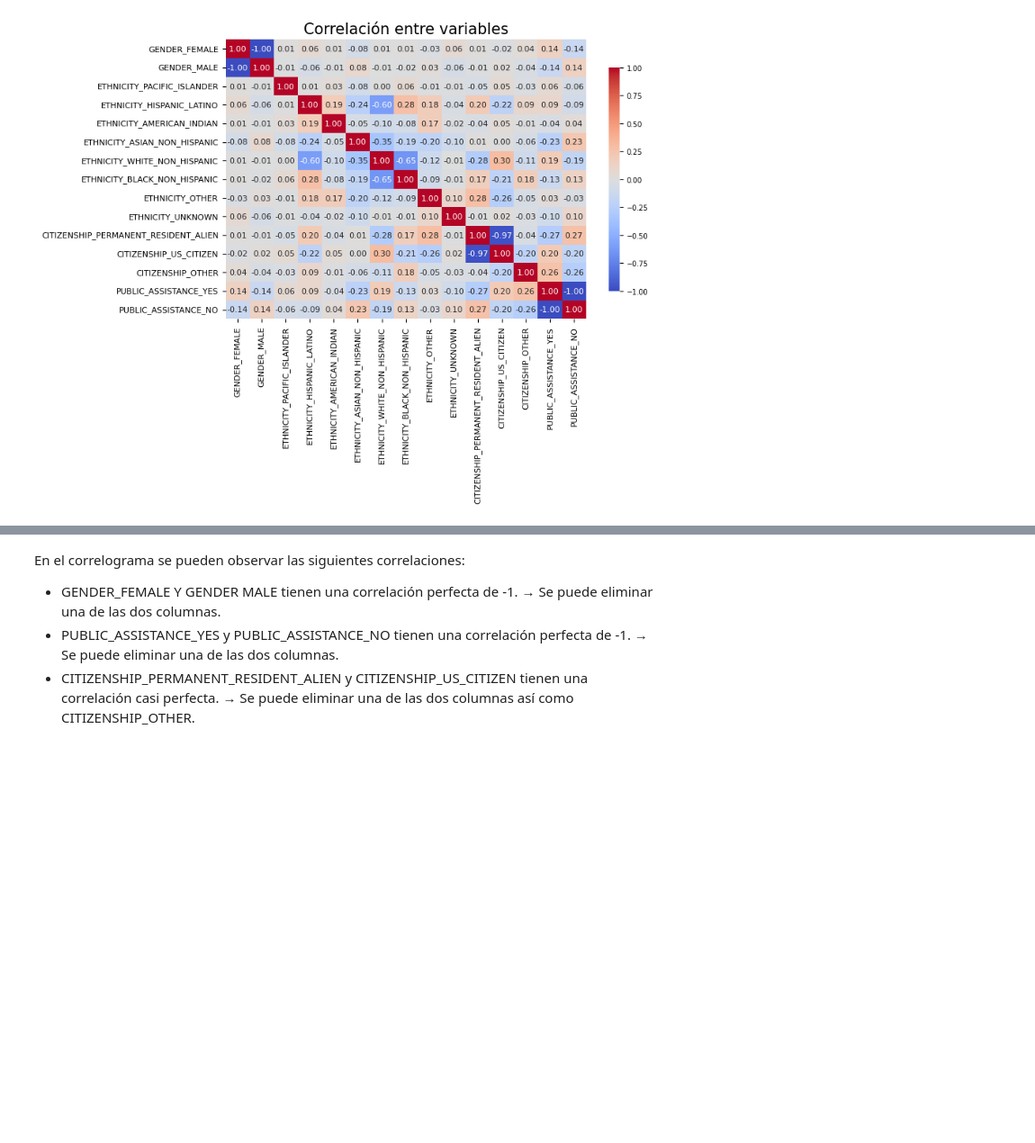
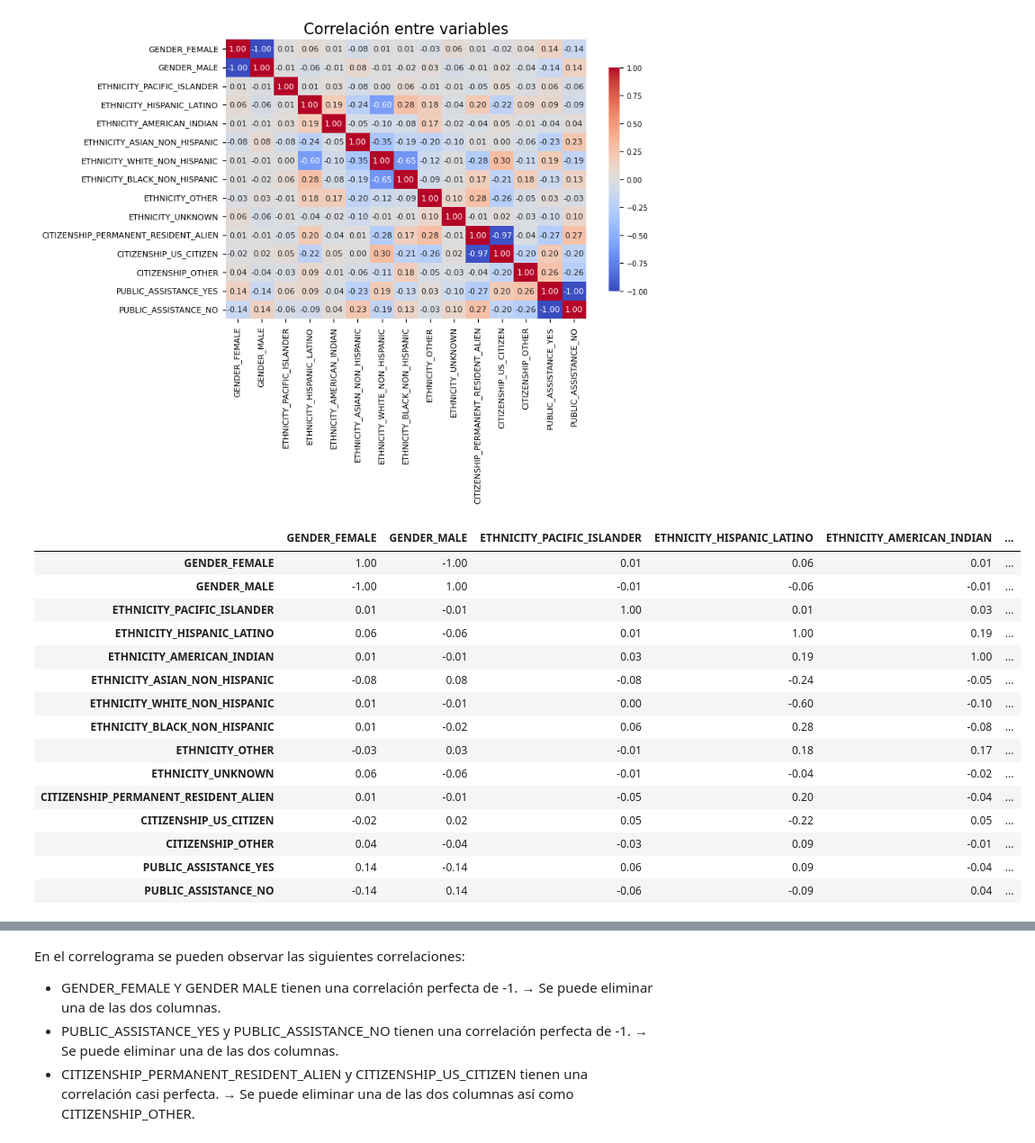
Before and after one commit to zcrodriguez/NYC_Licenses_Density, a Jupyter notebook: NYC_Lics_Case_Study.ipynb, the cells around one changed output, grey strips where cells are left out. Shown at 90% size. Saved outputs shown, nothing was run; the diff lists cells and outputs as text; code cells hidden in the pictures; blank space fills up the shorter version.

```diff
--- a/NYC_Lics_Case_Study.ipynb
+++ b/NYC_Lics_Case_Study.ipynb
@@ -189,3 +184,22 @@ plt.title('Correlación entre variables', fontsize=15)
 plt.show()
 # %% [output]
 [figure]
+# %%
+demographics_corr.corr()
+# %% [output]
+|  | GENDER_FEMALE | GENDER_MALE | ETHNICITY_PACIFIC_ISLANDER | ETHNICITY_HISPANIC_LATINO | ETHNICITY_AMERICAN_INDIAN | ... |
+| GENDER_FEMALE | 1.00 | -1.00 | 0.01 | 0.06 | 0.01 | ... |
+| GENDER_MALE | -1.00 | 1.00 | -0.01 | -0.06 | -0.01 | ... |
+| ETHNICITY_PACIFIC_ISLANDER | 0.01 | -0.01 | 1.00 | 0.01 | 0.03 | ... |
+| ETHNICITY_HISPANIC_LATINO | 0.06 | -0.06 | 0.01 | 1.00 | 0.19 | ... |
+| ETHNICITY_AMERICAN_INDIAN | 0.01 | -0.01 | 0.03 | 0.19 | 1.00 | ... |
+| ETHNICITY_ASIAN_NON_HISPANIC | -0.08 | 0.08 | -0.08 | -0.24 | -0.05 | ... |
+| ETHNICITY_WHITE_NON_HISPANIC | 0.01 | -0.01 | 0.00 | -0.60 | -0.10 | ... |
+| ETHNICITY_BLACK_NON_HISPANIC | 0.01 | -0.02 | 0.06 | 0.28 | -0.08 | ... |
+| ETHNICITY_OTHER | -0.03 | 0.03 | -0.01 | 0.18 | 0.17 | ... |
+| ETHNICITY_UNKNOWN | 0.06 | -0.06 | -0.01 | -0.04 | -0.02 | ... |
+| CITIZENSHIP_PERMANENT_RESIDENT_ALIEN | 0.01 | -0.01 | -0.05 | 0.20 | -0.04 | ... |
+| CITIZENSHIP_US_CITIZEN | -0.02 | 0.02 | 0.05 | -0.22 | 0.05 | ... |
+| CITIZENSHIP_OTHER | 0.04 | -0.04 | -0.03 | 0.09 | -0.01 | ... |
+| PUBLIC_ASSISTANCE_YES | 0.14 | -0.14 | 0.06 | 0.09 | -0.04 | ... |
+| PUBLIC_ASSISTANCE_NO | -0.14 | 0.14 | -0.06 | -0.09 | 0.04 | ... |
```
Also changed, not shown: parts of 26 cells of this notebook.
